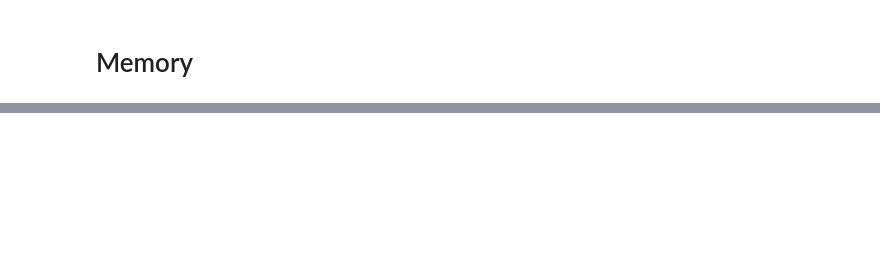
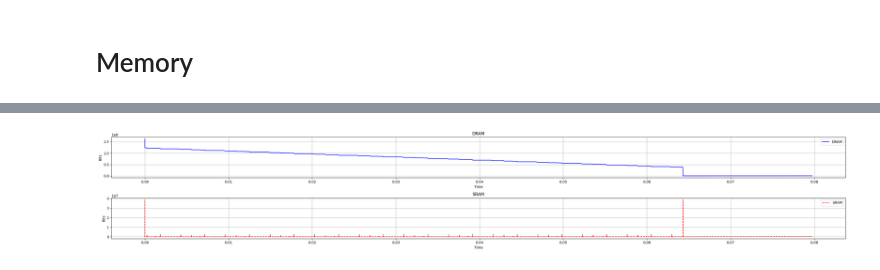
Before and after one commit to RyanTomich/photonic_compiler, a Jupyter notebook: model_to_graph/sub_graphs.ipynb, the cells around one changed output, grey strips where cells are left out. Drawn from its saved outputs; the diff is of its cells as text; code cells hidden in the pictures; blank space fills up the shorter version.

```diff
--- a/model_to_graph/sub_graphs.ipynb
+++ b/model_to_graph/sub_graphs.ipynb
@@ -290,0 +232,28 @@ plt.show()
+# %%
+plt.figure(figsize=(30, 5))
+
+# Create the first subplot for DRAM
+plt.subplot(2, 1, 1)
+plt.plot(dram_t, dram_v, linestyle='-', color='b', label='DRAM')
+plt.xlabel('Time')
+plt.ylabel('Bits')
+plt.title('DRAM')
+plt.legend()
+plt.grid(True)
+
+# Create the second subplot for SRAM
+plt.subplot(2, 1, 2)
+plt.plot(sram_t, sram_v, linestyle='--', color='r', label='SRAM')
+plt.xlabel('Time')
+plt.ylabel('Bits')
+plt.title('SRAM')
+plt.legend()
+plt.grid(True)
+
+# Adjust layout to prevent overlap
+plt.tight_layout()
+
+# Show the plot
+plt.show()
+# %% [output]
+[figure, added]
```
Also changed, not shown: parts of 8 cells of this notebook, 3 other files.
